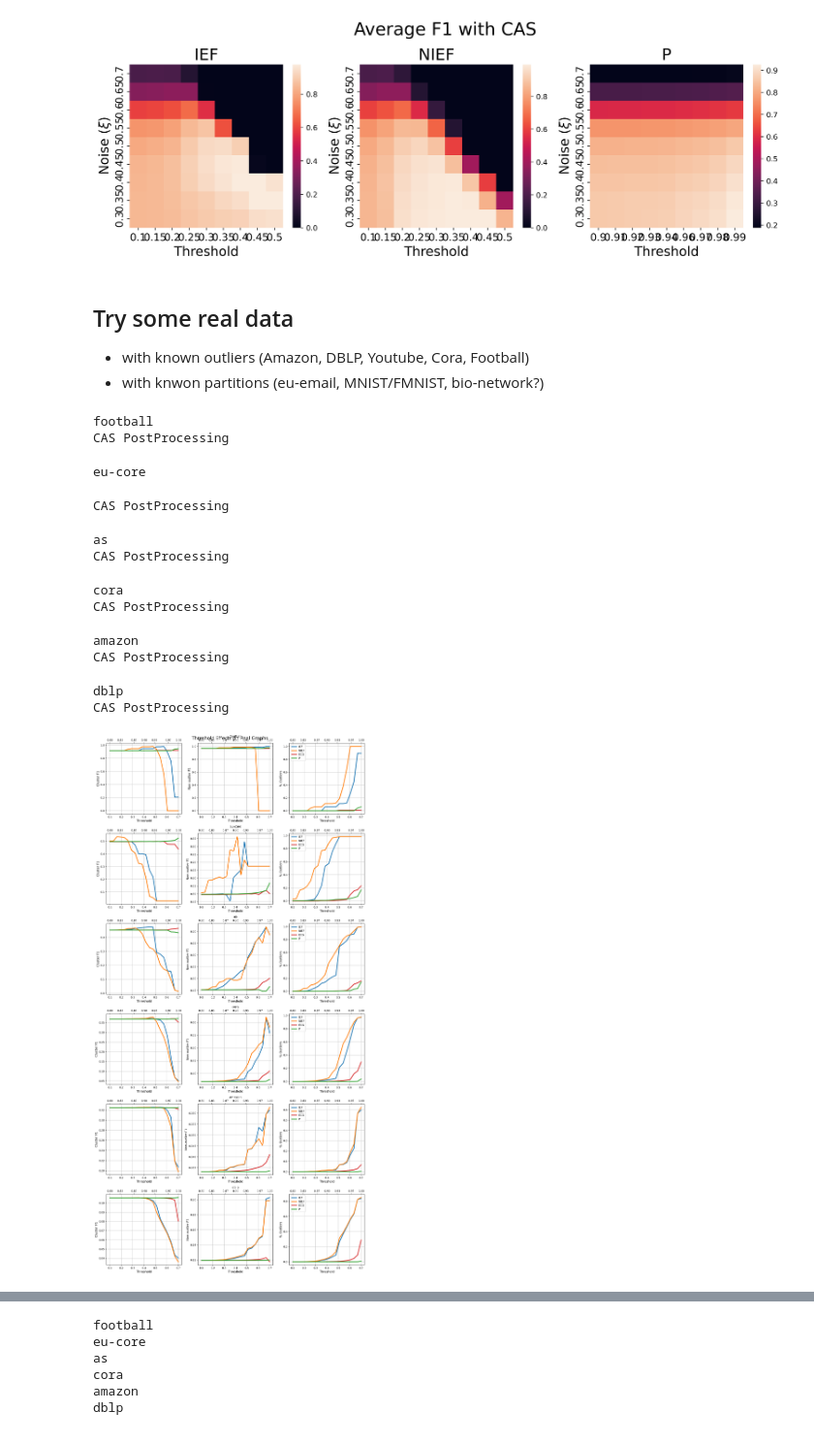
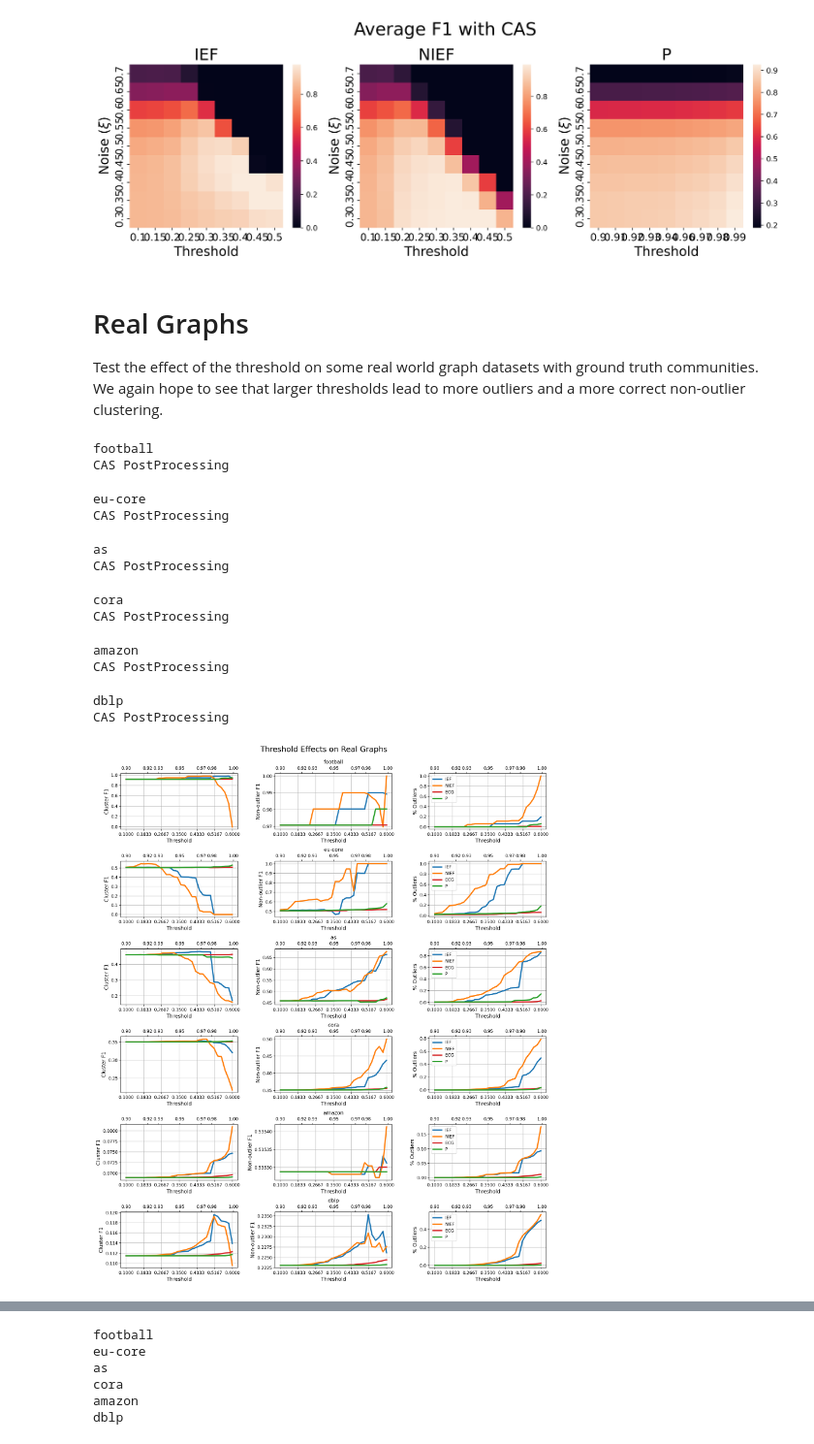
Before and after one commit to ryandewolfe33/CAS, a Jupyter notebook: experiments/outliers.ipynb, the cells around one changed output, grey strips where cells are left out. Shown at 97% size. Cells and saved outputs as stored; diff of their text form; code cells hidden in the pictures.

```diff
--- a/experiments/outliers.ipynb
+++ b/experiments/outliers.ipynb
@@ -664,10 +507,10 @@ fig.set_dpi(400)
 # fig.savefig("outlier-aucs.png", bbox_inches="tight")
 # %% [output]
 [figure]
-# %% [markdown]
-## Try some real data
-- with known outliers (Amazon, DBLP, Youtube, Cora, Football)
-- with knwon partitions (eu-email, MNIST/FMNIST, bio-network?)
+# %% [markdown]
+# Real Graphs
+Test the effect of the threshold on some real world graph datasets with ground truth communities.
+We again hope to see that larger thresholds lead to more outliers and a more correct non-outlier clustering.
 # %%
 def load_graph(name):
     adjacency = sp.load_npz(f"data/{name}_adjacency.npz")
@@ -681,15 +524,14 @@ def load_graph(name):
     return adjacency, labels
 # %%
 graphs = ["football", "eu-core", "as", "cora", "amazon", "dblp"]
-ief_thresholds = np.linspace(0.1, 0.6, 20)
-p_thresholds = np.linspace(0.9, 0.999, 20)
+ief_thresholds = np.linspace(0.1, 0.6, 30)
+p_thresholds = np.linspace(0.9, 0.999, 30)
 
 # Store (Cluster F1, Non-Outlier Cluster F1, % Outlier) in first axis, theshold in second axis, REP in third axis
 ief = np.empty((len(graphs), 3, len(ief_thresholds)))
-nief = np.empty((len(graphs),3, len(ief_thresholds)))
-ecg = np.empty((len(graphs),3, len(ief_thresholds)))
+nief = np.empty((len(graphs), 3, len(ief_thresholds)))
+ecg = np.empty((len(graphs), 3, len(ief_thresholds)))
 p = np.empty((len(graphs), 3, len(p_thresholds)))
-
 
 for i, name in enumerate(graphs):
     print(name)
@@ -717,7 +559,6 @@ for i, name in enumerate(graphs):
             nief[i, 1, j] = ce.cluster_f1s(labels, cas_predict, drop_outliers=True)
             nief[i, 2, j] = np.sum(cas_predict == -1) / len(cas_predict)
 
-
             cas_predict = CAS.CASPostProcesser(score="ief", threshold=t1).fit_predict(
                 predict, ecgo.weights
             )
@@ -737,15 +578,15 @@ for i, name in enumerate(graphs):
 football
 CAS PostProcessing
 eu-core
+CAS PostProcessing
+as
 CAS PostProcessing
-as
+cora
 CAS PostProcessing
-cora
+amazon
 CAS PostProcessing
-amazon
+dblp
 CAS PostProcessing
-dblp
-CAS PostProcessing
 # %%
 colors = [
     "tab:blue",
@@ -761,62 +602,60 @@ colors = [
 ]
 
 fig, axs = plt.subplots(len(graphs), 3)
-fig.subplots_adjust(top=0.9)  # Make room for suptitle
 for i in range(len(graphs)):
     for j in range(3):
         lines = []
-        twy = axs[i,j].twiny()
+        twy = axs[i, j].twiny()
 
-        lines += axs[i,j].plot(
+        lines += axs[i, j].plot(
             ief_thresholds,
             ief[i, j, :],
             linewidth=3,
             label="IEF",
             c=colors[0],
         )
-        lines += axs[i,j].plot(
+        lines += axs[i, j].plot(
             ief_thresholds,
             nief[i, j, :],
             linewidth=3,
             label="NIEF",
             c=colors[1],
         )
-        lines += axs[i,j].plot(
+        lines += axs[i, j].plot(
             ief_thresholds,
             ecg[i, j, :],
             linewidth=3,
             label="ECG",
             c=colors[3],
         )
-        lines += twy.plot(
-            p_thresholds, p[i, j, :], label="P", linewidth=3, c=colors[2]
-        )
+        lines += twy.plot(p_thresholds, p[i, j, :], label="P", linewidth=3, c=colors[2])
         labels = [l.get_label() for l in lines]
 
         # Align tick marks, 5 looks good
         n_ticks = 7
         ief_ticks = np.linspace(np.min(ief_thresholds), np.max(ief_thresholds), n_ticks)
-        axs[i,j].set_xticks(ief_ticks)
+        axs[i, j].set_xticks(ief_ticks)
         p_ticks = np.round(np.linspace(np.min(p_thresholds), 1, n_ticks), 2)
         twy.set_xticks(p_ticks)
-        axs[i,j].grid()
-        #axs[i,j].set_ylim((0,1))
+        axs[i, j].grid()
+        # axs[i,j].set_ylim((0,1))
 
-    axs[i,0].set_ylabel("Cluster F1", fontsize=12)
-    axs[i,1].set_ylabel("Non-outlier F1", fontsize=12)
-    axs[i,2].set_ylabel("% Outliers", fontsize=12)
-    axs[i,0].set_xlabel("Threshold", fontsize=12)
-    axs[i,1].set_xlabel("Threshold", fontsize=12)
-    axs[i,2].set_xlabel("Threshold", fontsize=12)
-    axs[i,2].legend(lines, labels)
-    axs[i,1].set_title(graphs[i])
+    axs[i, 0].set_ylabel("Cluster F1", fontsize=12)
+    axs[i, 1].set_ylabel("Non-outlier F1", fontsize=12)
+    axs[i, 2].set_ylabel("% Outliers", fontsize=12)
+    axs[i, 0].set_xlabel("Threshold", fontsize=12)
+    axs[i, 1].set_xlabel("Threshold", fontsize=12)
+    axs[i, 2].set_xlabel("Threshold", fontsize=12)
+    axs[i, 2].legend(lines, labels)
+    axs[i, 1].set_title(graphs[i])
 plt.suptitle(
     f"Threshold Effects on Real Graphs",
     fontsize=18,
 )
 fig = plt.gcf()
-fig.set_size_inches(15, 5*len(graphs))
+fig.set_size_inches(15, 3 * len(graphs))
 fig.set_dpi(200)
 fig.tight_layout()
+fig.subplots_adjust(top=0.93)  # Make room for suptitle
 # %% [output]
-[figure, old version]
+[figure, new version]
```
Also changed, not shown: parts of 22 cells of this notebook, 2 other files.
